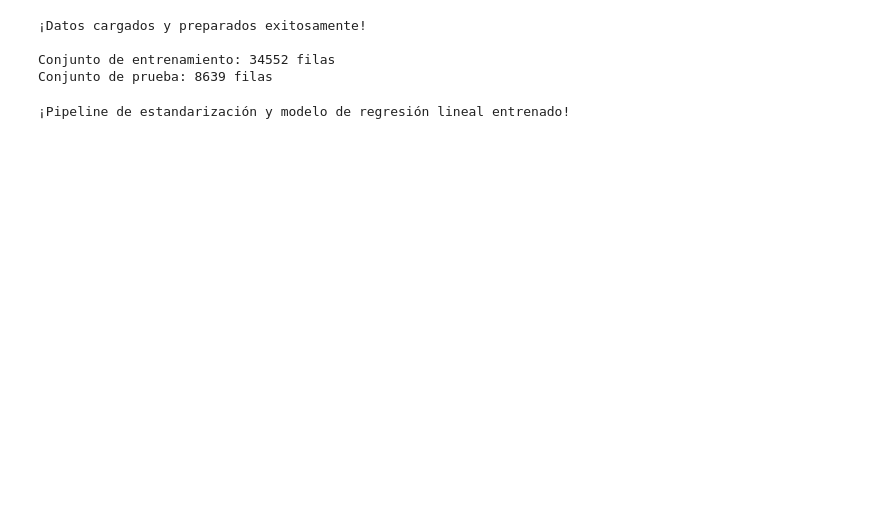
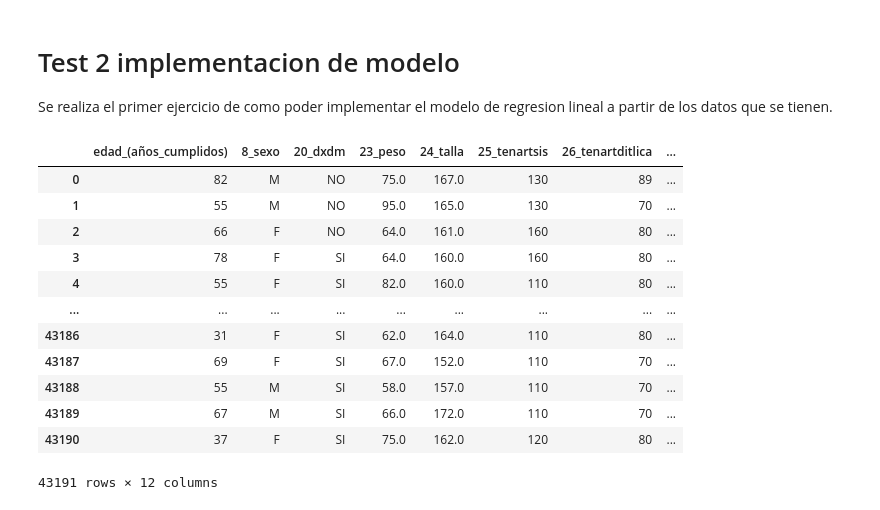
Before and after one commit to Pipicano25/RCV_ICESI, a Jupyter notebook: scripts/4_1_model.ipynb, the cells around one changed output. Saved outputs shown, nothing was run; the diff lists cells and outputs as text; code cells hidden in the pictures; blank space fills up the shorter version.

```diff
--- a/scripts/4_1_model.ipynb
+++ b/scripts/4_1_model.ipynb
@@ -1,3 +1,7 @@
+# %% [markdown]
+# Test 2 implementacion de modelo
+
+Se realiza el primer ejercicio de como poder implementar el modelo de regresion lineal a partir de los datos que se tienen.
 # %%
 # Importar las librerías necesarias
 import pandas as pd
@@ -17,45 +20,33 @@ try:
 except FileNotFoundError:
     print(f"Error: El archivo '{file_path}' no se encontró. Asegúrate de que esté en la misma carpeta.")
     exit()
-# %%
-# Limpiar los nombres de las columnas para mayor facilidad de uso
-df.columns = df.columns.str.strip()
-
-# Seleccionar las variables de interés
-var_sistolica = '25_tenartsis'
-var_diastolica = '26_tenartditlica'
-
-# Eliminar filas con valores faltantes y convertir las columnas a tipo numérico
-df_clean = df[[var_sistolica, var_diastolica]].dropna()
-df_clean[var_sistolica] = pd.to_numeric(df_clean[var_sistolica], errors='coerce')
-df_clean[var_diastolica] = pd.to_numeric(df_clean[var_diastolica], errors='coerce')
-df_clean.dropna(inplace=True)
-
-# Definir las variables para el modelo
-X = df_clean[[var_sistolica]]
-y = df_clean[var_diastolica]
-
-# Dividir los datos en conjuntos de entrenamiento y prueba
-X_train, X_test, y_train, y_test = train_test_split(X, y, test_size=0.2, random_state=42)
-
-print("¡Datos cargados y preparados exitosamente!")
-print("\nConjunto de entrenamiento:", X_train.shape[0], "filas")
-print("Conjunto de prueba:", X_test.shape[0], "filas")
-# %% [output]
-¡Datos cargados y preparados exitosamente!
-
-Conjunto de entrenamiento: 34552 filas
-Conjunto de prueba: 8639 filas
-# %%
-# Creamos un pipeline que primero estandariza los datos y luego aplica la regresión lineal
-pipeline = Pipeline([
-    ('scaler', StandardScaler()),
-    ('regressor', LinearRegression())
-])
-
-# Entrenamos el pipeline completo. Esto entrena tanto el escalador como el modelo.
-pipeline.fit(X_train, y_train)
-
-print("¡Pipeline de estandarización y modelo de regresión lineal entrenado!")
-# %% [output]
-¡Pipeline de estandarización y modelo de regresión lineal entrenado!
+# %%
+df_select = df[[
+    'edad_(años_cumplidos)',
+    '8_sexo',
+    '20_dxdm',
+    '23_peso',
+    '24_talla',
+    '25_tenartsis',
+    '26_tenartditlica',
+    '31_colesteroltotal',
+    '32_hdl',
+    'cigarrillo',
+    '36_rcbeieca',
+    '37_rcbeara2',
+ ]]
+df_select
+# %% [output]
+|  | edad_(años_cumplidos) | 8_sexo | 20_dxdm | 23_peso | 24_talla | 25_tenartsis | 26_tenartditlica | ... |
+| 0 | 82 | M | NO | 75.0 | 167.0 | 130 | 89 | ... |
+| 1 | 55 | M | NO | 95.0 | 165.0 | 130 | 70 | ... |
+| 2 | 66 | F | NO | 64.0 | 161.0 | 160 | 80 | ... |
+| 3 | 78 | F | SI | 64.0 | 160.0 | 160 | 80 | ... |
+| 4 | 55 | F | SI | 82.0 | 160.0 | 110 | 80 | ... |
+| ... | ... | ... | ... | ... | ... | ... | ... | ... |
+| 43186 | 31 | F | SI | 62.0 | 164.0 | 110 | 80 | ... |
+| 43187 | 69 | F | SI | 67.0 | 152.0 | 110 | 70 | ... |
+| 43188 | 55 | M | SI | 58.0 | 157.0 | 110 | 70 | ... |
+| 43189 | 67 | M | SI | 66.0 | 172.0 | 110 | 70 | ... |
+| 43190 | 37 | F | SI | 75.0 | 162.0 | 120 | 80 | ... |
+43191 rows × 12 columns
```
Also changed, not shown: parts of 11 cells of this notebook, 8 other files.
